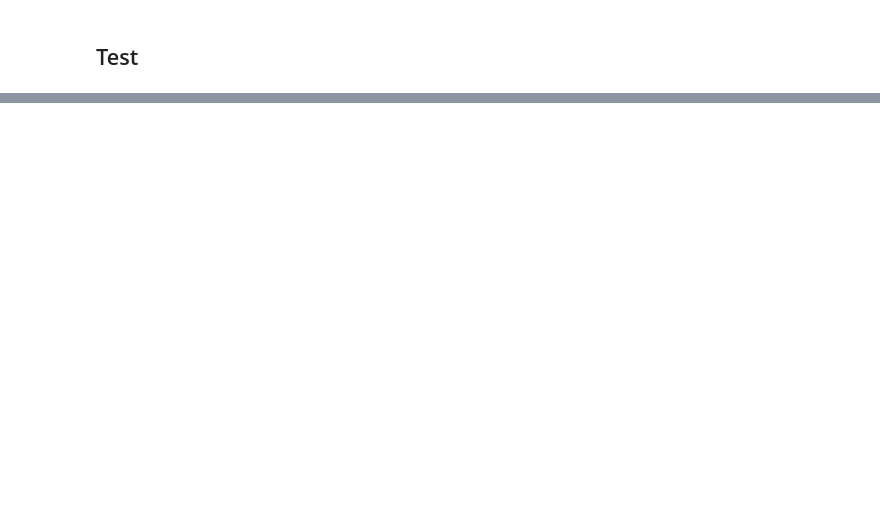
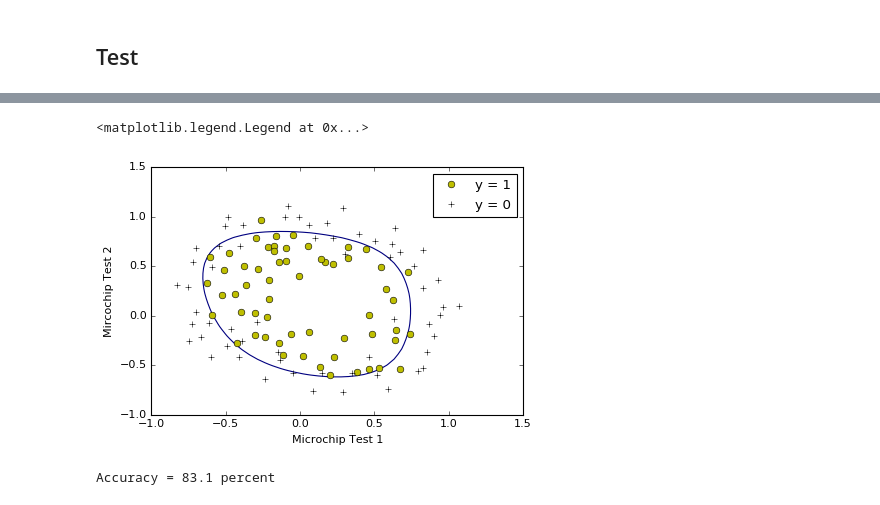
Before and after one commit to stembl/ml, a Jupyter notebook: coursera-stanford/notes/Regularized Logistic Regression.ipynb, the cells around one changed output, grey strips where cells are left out. Cells and saved outputs as stored; diff of their text form; code cells hidden in the pictures; blank space fills up the shorter version.

```diff
--- a/coursera-stanford/notes/Regularized Logistic Regression.ipynb
+++ b/coursera-stanford/notes/Regularized Logistic Regression.ipynb
@@ -177,3 +153,30 @@ NameError: name 'X1' is not defined
+# %%
+def plotDecisionBoundary(theta, X, y, degree=6):
+
+    X0 = X[:,1:3]
+
+    plotData(X0, y)
+
+    if X.shape[1] <= 3:
+        print('Error, Need to code this section')
+
+    else:
+        # Grid Range
+        u = linspace(-1, 1.5, 50)
+        v = linspace(-1, 1.5, 50)
+
+        z = zeros([len(u), len(v)])
+
+        # Evaluate z = theta*x over the grid
+        for i in range(len(u)):
+            for j in range(len(v)):
+                z[i,j] = dot(mapFeature(asarray(u[i]), asarray(v[j]), degree), theta)
+
+        # Transpose z before calling contour
+        z = z.T
+
+        CS = plt.contour(u, v, z, 0, label='Decision Boundary')
+        #plt.clabel(CS, inline=1, fontsize=10)
 # %% [markdown]
 ## Test
 # %%
@@ -190,14 +196,15 @@ plt.legend(loc='best', numpoints=1)
 # %%
 X = data.iloc[:,:2]
-y = data.iloc[:,2].values
+y = data.iloc[:,2]
 X1 = X.iloc[:,0]
 X2 = X.iloc[:,1]
 
 X0 = mapFeature(X1, X2)
-initial_theta = sp.zeros([X0.shape[1], 1])
+y0 = array(y.values)
+initial_theta = zeros(X0.shape[1])
 lam = 1
-cost = costwReg(initial_theta, X0, y, lam)
-grad = gradwReg(initial_theta, X0, y, lam)
+cost = costwReg(initial_theta, X0, y0, lam)
+grad = gradwReg(initial_theta, X0, y0, lam)
 # %%
 print(cost)
 print(grad[:5])
@@ -211,2 +222,0 @@ import scipy.optimize as opt
-# %%
-result = opt.fmin_tnc(func=costwReg, x0=initial_theta, fprime=gradwReg, args=(X0, y, lam))
@@ -222,0 +225,19 @@ help(opt.fmin_tnc)
+# %%
+[result, nfeval, rc] = fmin_tnc(func=costwReg, x0=initial_theta, fprime=gradwReg, args=(X0, y0, lam))
+
+plotDecisionBoundary(result, X0, y0)
+plt.xlabel('Microchip Test 1')
+plt.ylabel('Mircochip Test 2')
+plt.legend(loc='best', numpoints=1)
+# %% [output]
+<matplotlib.legend.Legend at 0x...>
+[figure, added]
+# %%
+prob = sigmoid(dot(X0, result.T))
+prob[prob>=0.5]=1
+prob[prob<0.5]=0
+a = zeros(len(y0))
+acc = a[prob==y0].size/prob.size*100
+print('Accuracy = %.1f percent' %acc)
+# %% [output]
+Accuracy = 83.1 percent
```
Also changed, not shown: parts of 19 cells of this notebook, 38 other files.
